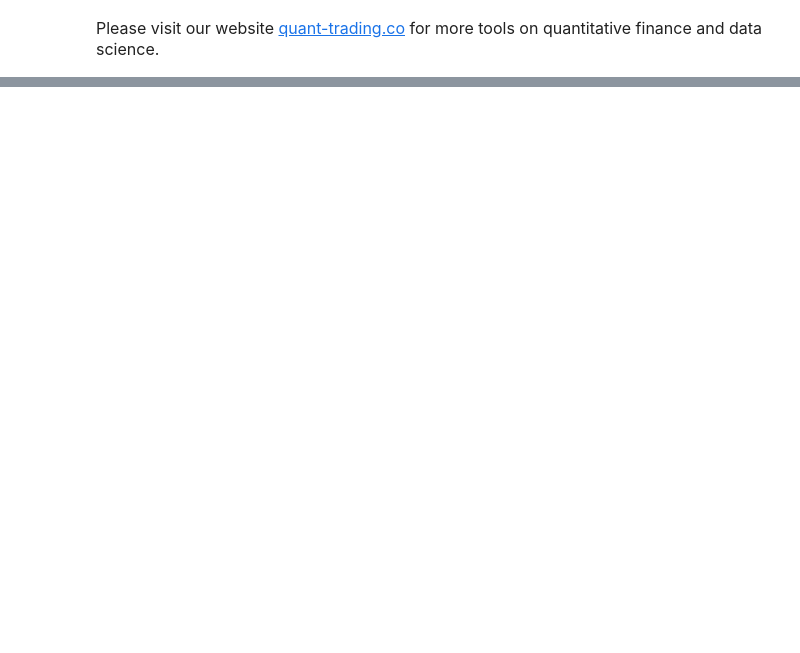
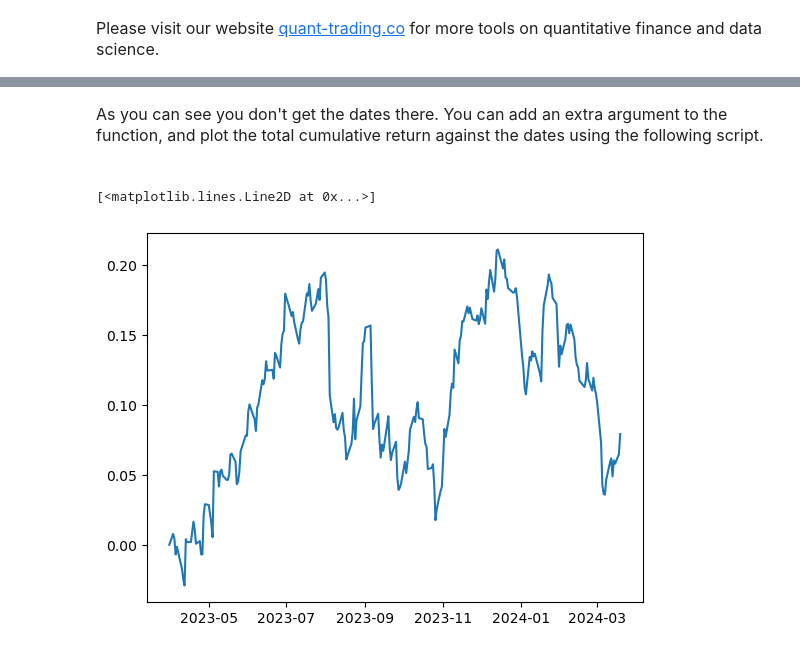
Before and after one commit to Quant-TradingCO/Data_Visualization, a Jupyter notebook: TOTAL_RETURN_CHART_MULTIPLE_ASSETS.ipynb, the cells around one changed output, grey strips where cells are left out. Cells and saved outputs as stored; diff of their text form; code cells hidden in the pictures; blank space fills up the shorter version.

```diff
--- a/TOTAL_RETURN_CHART_MULTIPLE_ASSETS.ipynb
+++ b/TOTAL_RETURN_CHART_MULTIPLE_ASSETS.ipynb
@@ -63,0 +135,8 @@ my_range = abs(min_value - max_value)
+# %% [markdown]
+<font size="3"> As you can see you don't get the dates there. You can add an extra argument to the function, and plot the total cumulative return against the dates using the following script.
+<br><br>
+# %%
+plt.plot(DataFrameDict['AAPL']['Date'],DataFrameDict['AAPL']['cum_ret'])
+# %% [output]
+[<matplotlib.lines.Line2D at 0x...>]
+[figure, added]
```
Also changed, not shown: parts of 18 cells of this notebook.
